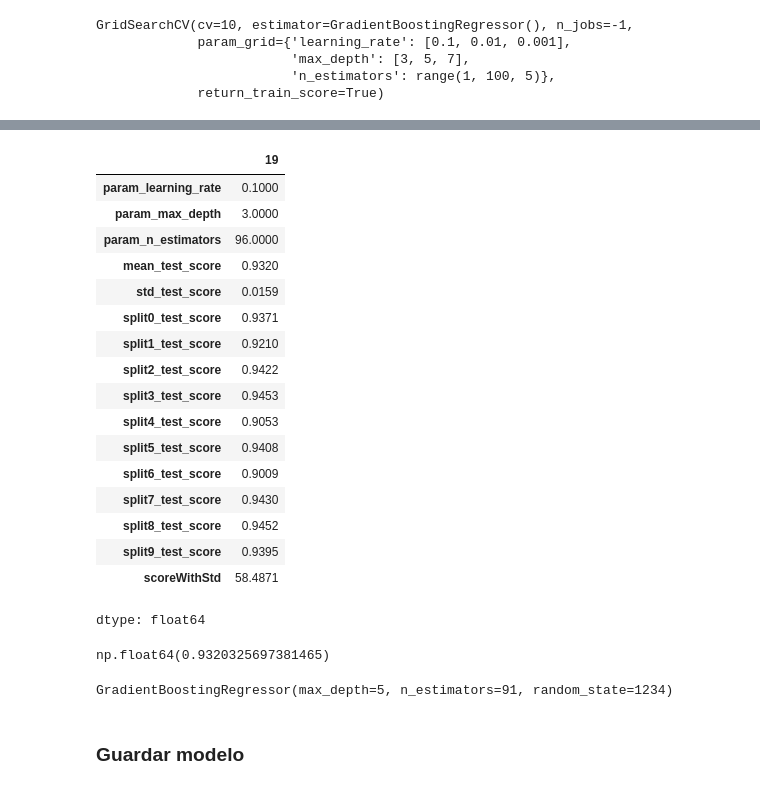
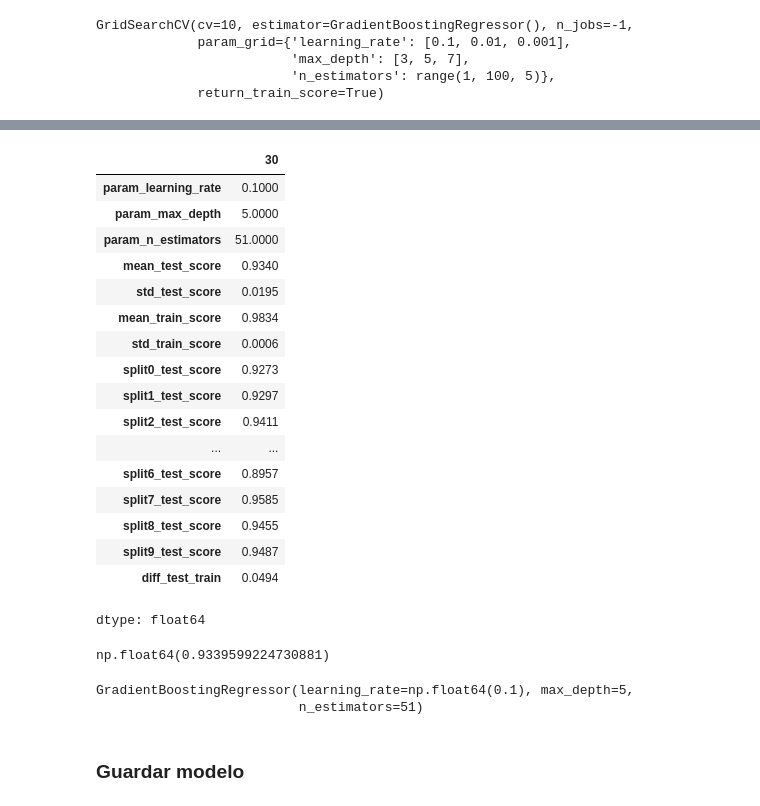
Before and after one commit to mrbedoya/ml-2026, a Jupyter notebook: 17_GradientBoosting_Regresion.ipynb, the cells around one changed output, grey strips where cells are left out. Saved outputs shown, nothing was run; the diff lists cells and outputs as text; code cells hidden in the pictures.

```diff
--- a/17_GradientBoosting_Regresion.ipynb
+++ b/17_GradientBoosting_Regresion.ipynb
@@ -402,7 +402,6 @@ grid_GrdB = GridSearchCV(
         param_grid = parameters,
         n_jobs     = - 1,
         cv         = CV,
-        refit      = True,
         verbose    = 0,
         return_train_score = True
        )
@@ -440,20 +425,15 @@ results_grid_GrdB = pd.DataFrame(grid_GrdB.cv_results_)
 columns_grid_GrdB = ['param_learning_rate']  + \
                     ['param_max_depth']  + \
                     ['param_n_estimators']  + \
-                    ['mean_test_score', 'std_test_score']  + \
+                    ['mean_test_score', 'std_test_score', 'mean_train_score', 'std_train_score']  + \
                     [f'split{i}_test_score' for i in range(CV)]
 
 # Filtrar y mostrar los resultados
 results_grid_GrdB_filtered = results_grid_GrdB[columns_grid_GrdB]
 
-# Crear la columna scoreWithStd: f1 / std
-results_grid_GrdB_filtered['scoreWithStd'] = results_grid_GrdB_filtered.apply(
-    lambda row: row['mean_test_score'] / row['std_test_score'] if row['std_test_score'] != 0 else 0,
-    axis=1
+
+# Crear la columna diff_test_train: mean_test_score - mean_train_score
+results_grid_GrdB_filtered['diff_test_train'] = abs(
+    results_grid_GrdB_filtered['mean_test_score'] -
+    results_grid_GrdB_filtered['mean_train_score']
 )
-
-# Encuentra el índice del máximo valor en la columna scoreWithStd
-indice_max_scoreWithStd = results_grid_GrdB_filtered['scoreWithStd'].idxmax()
-
-# Mostrar los scores promedios por cada parámetro
-results_grid_GrdB_filtered[['param_learning_rate', 'param_max_depth', 'param_n_estimators','mean_test_score', 'std_test_score', 'scoreWithStd']]
@@ -479,0 +440,13 @@ Best Parameters :  {'learning_rate': 0.1, 'max_depth': 5, 'n_estimators': 91}
+# %%
+# Evitar sobreajuste: Filtrar para mostrar solo los resultados donde diff_test_train es menor o igual al 5%
+results_grid_GrdB_filtered = results_grid_GrdB_filtered[results_grid_GrdB_filtered['diff_test_train'] <= 0.05]
+
+# Verificar si results_grid_rf_filtered está vacío antes de continuar
+if results_grid_GrdB_filtered.empty:
+    print("No se identificaron valores")
+else:
+    # Encuentra el índice del máximo valor en la columna mean_test_score
+    indice_min_diff_test_train = results_grid_GrdB_filtered['mean_test_score'].idxmax()
+
+# Mostrar los scores promedios por cada parámetro
+results_grid_GrdB_filtered[['param_learning_rate','param_n_estimators', 'param_max_depth', 'mean_test_score', 'std_test_score','mean_train_score','std_train_score', 'diff_test_train']].head(5)
@@ -489,44 +470,43 @@ results_grid_GrdB_filtered.sort_values(by='scoreWithStd', ascending=False).head(
 # %%
 # Seleccionar el registro correspondiente al índice máximo
-registro_max_scoreWithStd = results_grid_GrdB_filtered.loc[indice_max_scoreWithStd]
+registro_max_scoreWithStd = results_grid_GrdB_filtered.loc[indice_min_diff_test_train]
 
 registro_max_scoreWithStd.transpose()
 # %% [output]
-|  | 19 |
+|  | 30 |
 | param_learning_rate | 0.1000 |
-| param_max_depth | 3.0000 |
-| param_n_estimators | 96.0000 |
-| mean_test_score | 0.9320 |
-| std_test_score | 0.0159 |
-| split0_test_score | 0.9371 |
-| split1_test_score | 0.9210 |
-| split2_test_score | 0.9422 |
-| split3_test_score | 0.9453 |
-| split4_test_score | 0.9053 |
-| split5_test_score | 0.9408 |
-| split6_test_score | 0.9009 |
-| split7_test_score | 0.9430 |
-| split8_test_score | 0.9452 |
-| split9_test_score | 0.9395 |
-| scoreWithStd | 58.4871 |
+| param_max_depth | 5.0000 |
+| param_n_estimators | 51.0000 |
+| mean_test_score | 0.9340 |
+| std_test_score | 0.0195 |
+| mean_train_score | 0.9834 |
+| std_train_score | 0.0006 |
+| split0_test_score | 0.9273 |
+| split1_test_score | 0.9297 |
+| split2_test_score | 0.9411 |
+| ... | ... |
+| split6_test_score | 0.8957 |
+| split7_test_score | 0.9585 |
+| split8_test_score | 0.9455 |
+| split9_test_score | 0.9487 |
+| diff_test_train | 0.0494 |
 dtype: float64
 # %%
-results_grid_GrdB_filtered.loc[indice_max_scoreWithStd]['mean_test_score']
+results_grid_GrdB_filtered.loc[indice_min_diff_test_train]['mean_test_score']
 # %% [output]
-np.float64(0.9320325697381465)
+np.float64(0.9339599224730881)
 # %%
 # Se crea un modelo árbol de decisión con los mejores hiperparámetros
-modelGrdB = GradientBoostingRegressor(
-                                        learning_rate = best_params["learning_rate"]
-                                       , max_depth = best_params["max_depth"]
-                                       , n_estimators = best_params["n_estimators"]
-                                       , random_state = 1234)
+modelGrdB.set_params(learning_rate = results_grid_GrdB_filtered.loc[indice_min_diff_test_train]['param_learning_rate']
+                    , max_depth = int(results_grid_GrdB_filtered.loc[indice_min_diff_test_train]['param_max_depth'])
+                    , n_estimators = int(results_grid_GrdB_filtered.loc[indice_min_diff_test_train]['param_n_estimators']))
 
 
 #Se entrena el modelo con los datos completos
 modelGrdB.fit(X_Completo, y_Completo)
 # %% [output]
-GradientBoostingRegressor(max_depth=5, n_estimators=91, random_state=1234)
+GradientBoostingRegressor(learning_rate=np.float64(0.1), max_depth=5,
+                          n_estimators=51)
 # %% [markdown]
 ### Guardar modelo
 # %%
```
Also changed, not shown: parts of 5 cells of this notebook.
